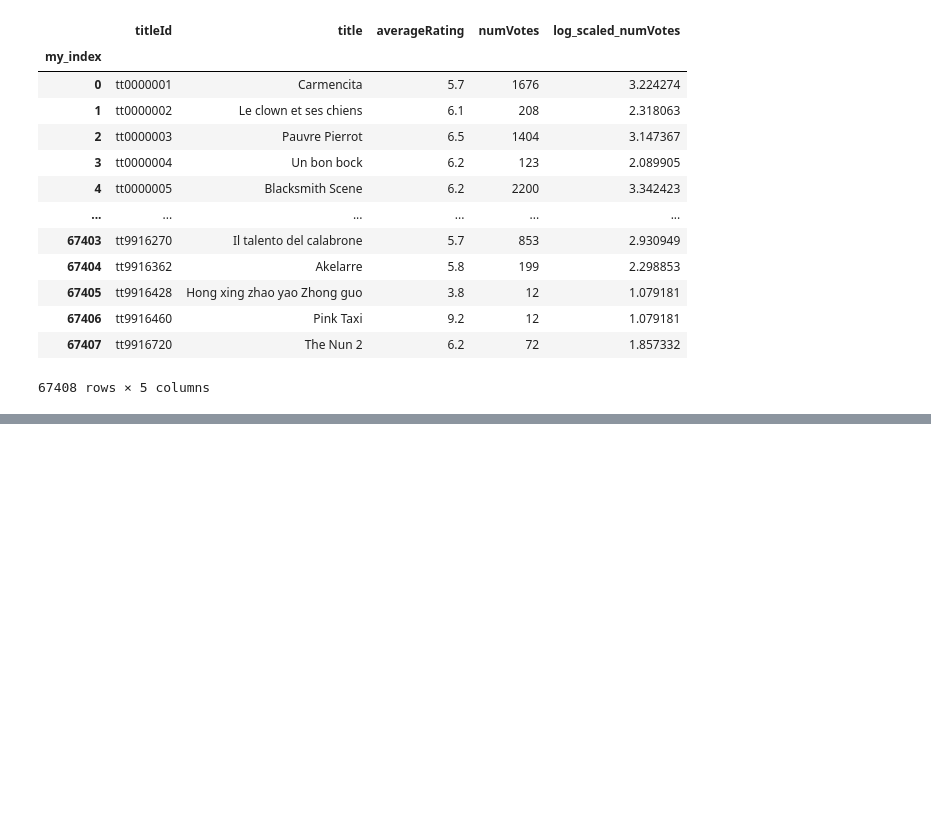
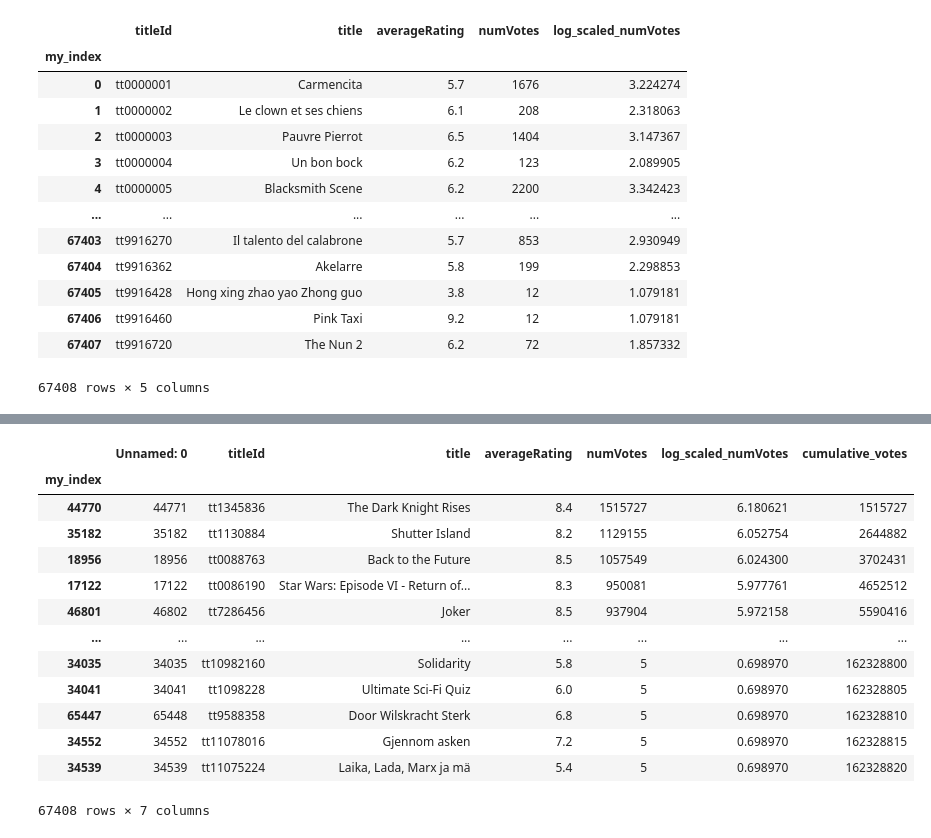
Before and after one commit to devakdesai7/imdb_ratings_repo, a Jupyter notebook: data_exploration.ipynb, the cells around one changed output, grey strips where cells are left out. Saved outputs shown, nothing was run; the diff lists cells and outputs as text; code cells hidden in the pictures; blank space fills up the shorter version.

```diff
--- a/data_exploration.ipynb
+++ b/data_exploration.ipynb
@@ -469,0 +487,19 @@ data.drop('Unnamed: 0', axis='columns')
+# %%
+sorted_by_number_of_votes = data.sort_values(by='numVotes', ascending=False)
+sorted_by_number_of_votes['cumulative_votes'] = sorted_by_number_of_votes['numVotes'].cumsum()
+sorted_by_number_of_votes
+# %% [output]
+|  | Unnamed: 0 | titleId | title | averageRating | numVotes | log_scaled_numVotes | cumulative_votes |
+| my_index |  |  |  |  |  |  |  |
+| 44770 | 44771 | tt1345836 | The Dark Knight Rises | 8.4 | 1515727 | 6.180621 | 1515727 |
+| 35182 | 35182 | tt1130884 | Shutter Island | 8.2 | 1129155 | 6.052754 | 2644882 |
+| 18956 | 18956 | tt0088763 | Back to the Future | 8.5 | 1057549 | 6.024300 | 3702431 |
+| 17122 | 17122 | tt0086190 | Star Wars: Episode VI - Return of... | 8.3 | 950081 | 5.977761 | 4652512 |
+| 46801 | 46802 | tt7286456 | Joker | 8.5 | 937904 | 5.972158 | 5590416 |
+| ... | ... | ... | ... | ... | ... | ... | ... |
+| 34035 | 34035 | tt10982160 | Solidarity | 5.8 | 5 | 0.698970 | 162328800 |
+| 34041 | 34041 | tt1098228 | Ultimate Sci-Fi Quiz | 6.0 | 5 | 0.698970 | 162328805 |
+| 65447 | 65448 | tt9588358 | Door Wilskracht Sterk | 6.8 | 5 | 0.698970 | 162328810 |
+| 34552 | 34552 | tt11078016 | Gjennom asken | 7.2 | 5 | 0.698970 | 162328815 |
+| 34539 | 34539 | tt11075224 | Laika, Lada, Marx ja mä | 5.4 | 5 | 0.698970 | 162328820 |
+67408 rows × 7 columns
```
Also changed, not shown: parts of 1 cell of this notebook, 1 other file.
